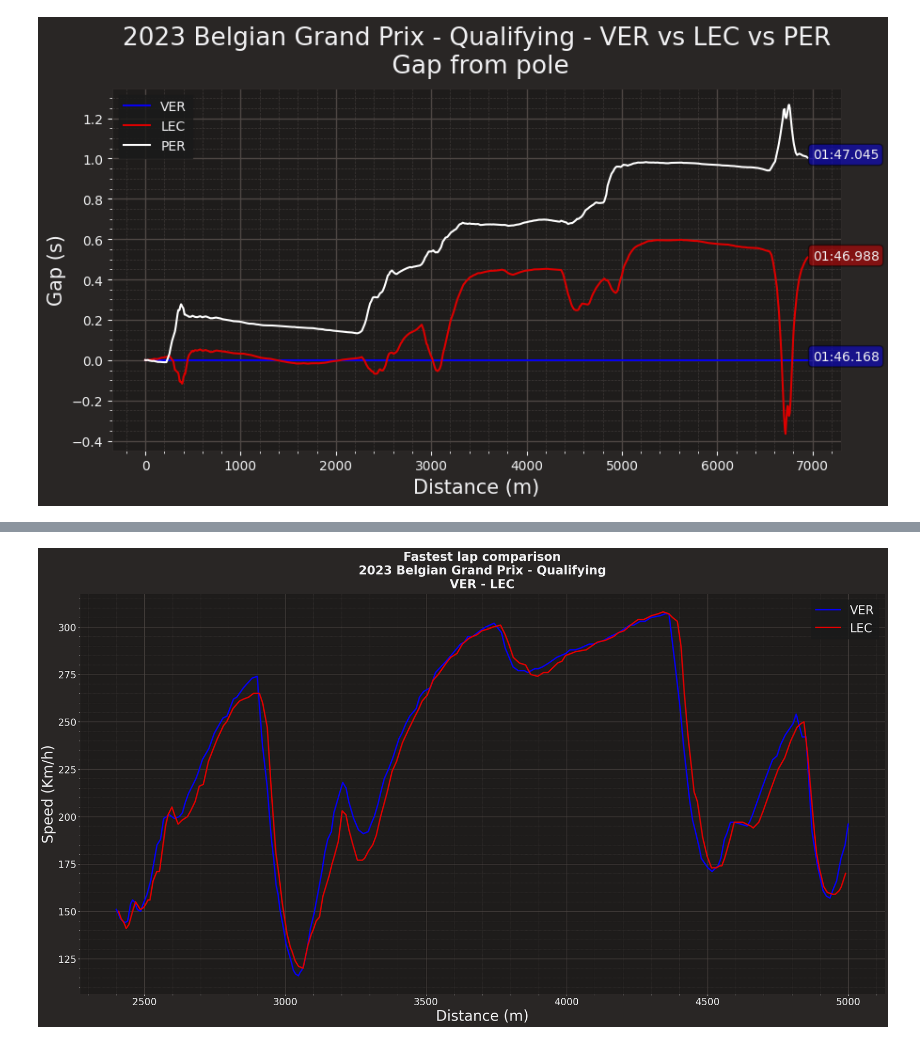
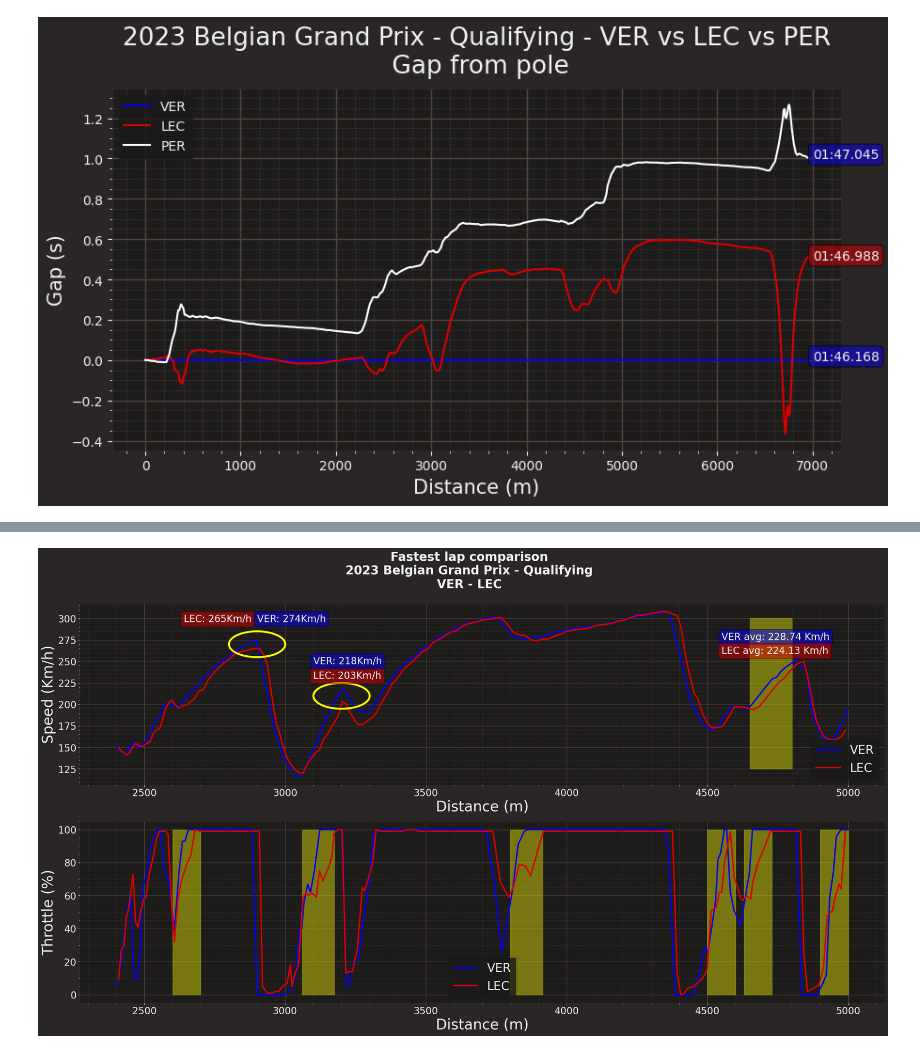
Before and after one commit to Rick8998/Belgium2023F1, a Jupyter notebook: SessionAnalysis/quali.ipynb, the cells around one changed output, grey strips where cells are left out. Drawn from its saved outputs; the diff is of its cells as text; code cells hidden in the pictures.

```diff
--- a/SessionAnalysis/quali.ipynb
+++ b/SessionAnalysis/quali.ipynb
@@ -405,6 +405,7 @@ ax.legend(loc="upper left", prop={'size': 10})
 import matplotlib.pyplot as plt
 import fastf1.plotting
 from math import pi
+from matplotlib.patches import Rectangle
 
 ff1.plotting.setup_mpl()
 
@@ -420,16 +421,78 @@ lec_tel = lec_tel[lec_tel['Distance'].between(2400, 5000)]
 mer_color = ff1.plotting.team_color('RBR')
 mer_color2 = ff1.plotting.team_color('FER')
 
-fig1, ax1 = plt.subplots(1)
+fig1, ax1 = plt.subplots(2)
 fig1.set_figheight(15)
 fig1.set_figwidth(30)
-ax1.plot(ver_tel['Distance'], ver_tel['Speed'], color = mer_color, label = 'VER', linewidth=3)
-ax1.plot(lec_tel['Distance'], lec_tel['Speed'], color = mer_color2, label = 'LEC', linewidth=3)
+fig1.suptitle(f"Fastest lap comparison\n"f"{fp.event.year} {fp.event.EventName} - {fp.name}\n{ver_lap['Driver']} - {lec_lap['Driver']}", size = 25, weight='bold', ha='center')
 
-ax1.set_xlabel('Distance (m)', size=30)
-ax1.set_ylabel('Speed (Km/h)', size=30)
-ax1.tick_params(labelsize=20)
-ax1.legend(prop={'size': 25})
+ax1[0].plot(ver_tel['Distance'], ver_tel['Speed'], color = mer_color, label = 'VER', linewidth=3)
+ax1[0].plot(lec_tel['Distance'], lec_tel['Speed'], color = mer_color2, label = 'LEC', linewidth=3)
 
-plt.title(f"Fastest lap comparison\n"f"{fp.event.year} {fp.event.EventName} - {fp.name}\n{ver_lap['Driver']} - {lec_lap['Driver']}", size = 25, weight='bold', ha='center')
+ver_tel_speed = ver_tel.query('Distance >= 2900')['Speed'].iloc[0]
+lec_tel_speed = lec_tel.query('Distance >= 2900')['Speed'].iloc[0]
+
+ax1[0].text(x=2640, y = 296, s = "LEC: " + str(lec_tel_speed) +"Km/h", fontsize=20, bbox=dict(boxstyle='round', facecolor=mer_color2, alpha=0.5))
+ax1[0].text(x=2900, y = 296, s = "VER: " + str(ver_tel_speed) +"Km/h", fontsize=20, bbox=dict(boxstyle='round', facecolor=mer_color, alpha=0.5))
+
+u=2900     #x-position of the center
+v=270    #y-position of the center
+a=100    #radius on the x-axis
+b=15    #radius on the y-axis
+t = np.linspace(0, 2*pi, 100)
+ax1[0].plot( u+a*np.cos(t) , v+b*np.sin(t), color="yellow", linewidth=4)
+
+ver_tel_speed = ver_tel.query('Distance >= 3200')['Speed'].iloc[0]
+lec_tel_speed = lec_tel.query('Distance >= 3200')['Speed'].iloc[0]
+
+ax1[0].text(x=3100, y = 230, s = "LEC: " + str(lec_tel_speed) +"Km/h", fontsize=20, bbox=dict(boxstyle='round', facecolor=mer_color2, alpha=0.5))
+ax1[0].text(x=3100, y = 247, s = "VER: " + str(ver_tel_speed) +"Km/h", fontsize=20, bbox=dict(boxstyle='round', facecolor=mer_color, alpha=0.5))
+
+u=3200     #x-position of the center
+v=210    #y-position of the center
+a=100    #radius on the x-axis
+b=15    #radius on the y-axis
+t = np.linspace(0, 2*pi, 100)
+ax1[0].plot( u+a*np.cos(t) , v+b*np.sin(t), color="yellow", linewidth=4)
+
+first_ver_time=ver_tel.loc[ver_tel['Distance'] >= 4650, 'Time'].iloc[0] #912
+last_ver_time=ver_tel.loc[ver_tel['Distance'] >= 4800, 'Time'].iloc[0] #1505
+diff_sai_time = last_ver_time - first_ver_time
+distance_travelled_ver = ver_tel.loc[ver_tel['Time'] == last_ver_time, 'Distance'].iloc[0] - ver_tel.loc[ver_tel['Time'] == first_ver_time, 'Distance'].iloc[0]
+mean_speed_ver = (distance_travelled_ver)/(diff_sai_time.total_seconds())
+ver_mean_kmh = mean_speed_ver*3.6
+
+first_lec_time=lec_tel.loc[lec_tel['Distance'] >= 4650, 'Time'].iloc[0] #912
+last_lec_time=lec_tel.loc[lec_tel['Distance'] >= 4800, 'Time'].iloc[0] #1505
+diff_lec_time = last_lec_time - first_lec_time
+distance_travelled = lec_tel.loc[lec_tel['Time'] == last_lec_time, 'Distance'].iloc[0] - lec_tel.loc[lec_tel['Time'] == first_lec_time, 'Distance'].iloc[0]
+mean_speed_lec = (distance_travelled)/(diff_lec_time.total_seconds())
+lec_mean_kmh=mean_speed_lec*3.6
+
+ax1[0].text(4550, 275, "VER avg: "+str(ver_mean_kmh)[0:6]+" Km/h", fontsize=20, bbox=dict(boxstyle='round', facecolor=mer_color, alpha=0.5))
+ax1[0].text(4550, 259, "LEC avg: "+str(lec_mean_kmh)[0:6]+" Km/h", fontsize=20, bbox=dict(boxstyle='round', facecolor=mer_color2, alpha=0.5))
+ax1[0].add_patch(Rectangle((4650, 125), 150, 175, color='yellow', alpha=0.4))
+
+
+ax1[0].set_xlabel('Distance (m)', size=30)
+ax1[0].set_ylabel('Speed (Km/h)', size=30)
+ax1[0].tick_params(labelsize=20)
+ax1[0].legend(prop={'size': 25}, loc='lower right')
+
+
+
+ax1[1].plot(ver_tel['Distance'], ver_tel['Throttle'], color = mer_color, label = 'VER', linewidth=3)
+ax1[1].plot(lec_tel['Distance'], lec_tel['Throttle'], color = mer_color2, label = 'LEC', linewidth=3)
+
+ax1[1].add_patch(Rectangle((2600, 0), 100, 100, color='yellow', alpha=0.4))
+ax1[1].add_patch(Rectangle((3060, 0), 115, 100, color='yellow', alpha=0.4))
+ax1[1].add_patch(Rectangle((3800, 0), 115, 100, color='yellow', alpha=0.4))
+ax1[1].add_patch(Rectangle((4500, 0), 100, 100, color='yellow', alpha=0.4))
+ax1[1].add_patch(Rectangle((4630, 0), 100, 100, color='yellow', alpha=0.4))
+ax1[1].add_patch(Rectangle((4900, 0), 100, 100, color='yellow', alpha=0.4))
+
+ax1[1].set_xlabel('Distance (m)', size=30)
+ax1[1].set_ylabel('Throttle (%)', size=30)
+ax1[1].tick_params(labelsize=20)
+ax1[1].legend(prop={'size': 25})
 # %% [output]
@@ -437 +500 @@ Text(0.5, 1.0, 'Fastest lap comparison\n2023 Belgian Grand Prix - Qualifying\nVE
-[figure, old version]
+[figure, new version]
```
Also changed, not shown: parts of 1 cell of this notebook.
